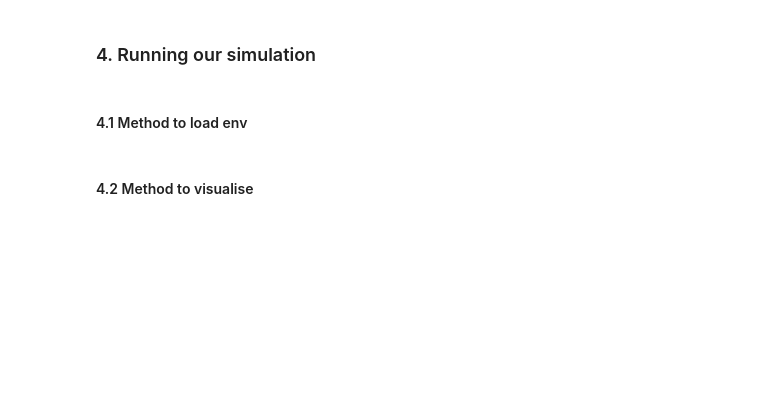
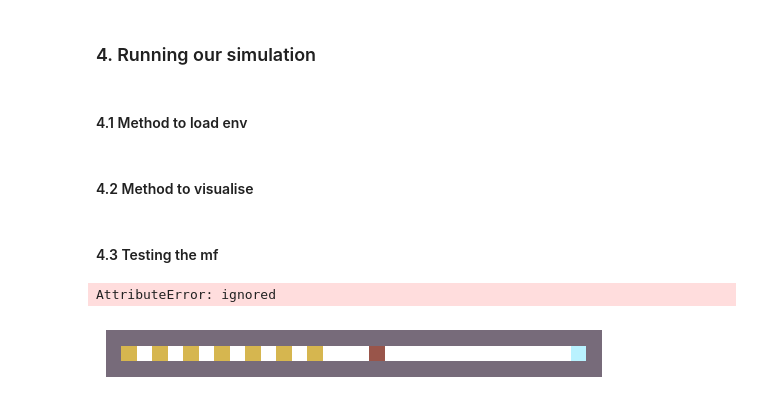
Before and after one commit to ahmedtarek-/Deep-Q-Learning, a Jupyter notebook: notebooks/pipeline_tester.ipynb, the cells around one changed output. Drawn from its saved outputs; the diff is of its cells as text; code cells hidden in the pictures; blank space fills up the shorter version.

```diff
--- a/notebooks/pipeline_tester.ipynb
+++ b/notebooks/pipeline_tester.ipynb
@@ -123,3 +141,15 @@ def run_trained_model_visual(env, model, num_steps = 20):
             break
 
     print(f"The total reward in this episode is: {rew_total}")
+# %% [markdown]
+#### 4.3 Testing the mf
+# %%
+env_linear = gym.make("LinearTrack-v0")
+env_2d = gym.make("DeadlyGrid-v0")
+
+model = load_model_env(env_linear, "/content/results/models/1d_track/28_07_2023-10:22_model.pt")
+
+run_trained_model_visual(env_linear, model, num_steps = 10)
+# %% [output]
+AttributeError: ignored
+[figure, added]
```
Also changed, not shown: parts of 7 cells of this notebook.
